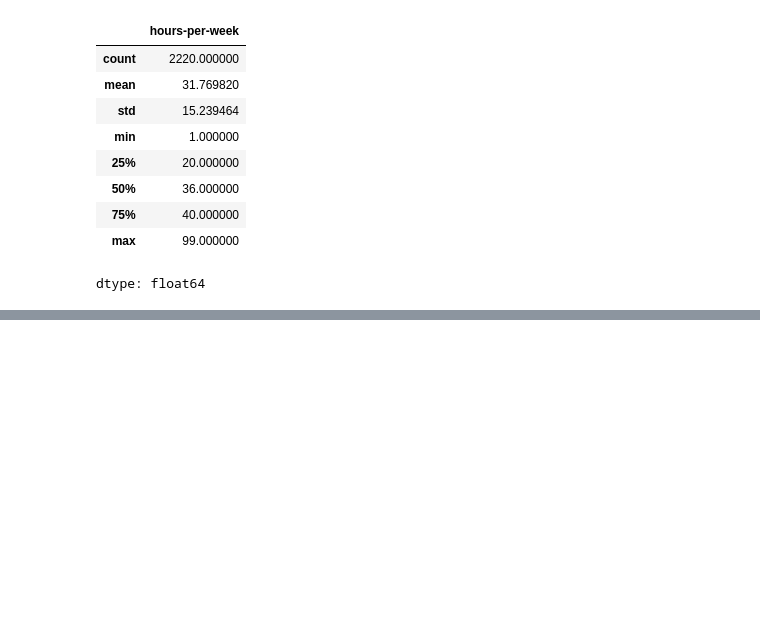
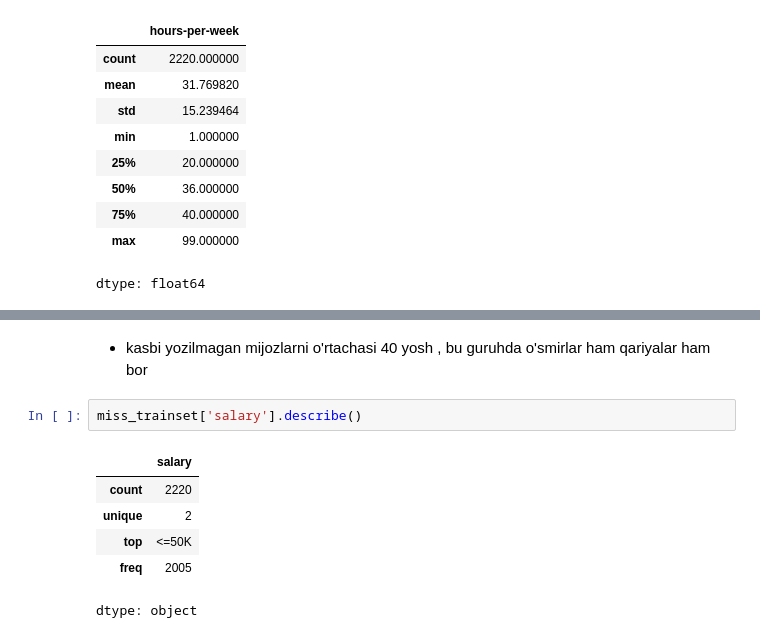
Before and after one commit to izzat-ai/learning-ai, a Jupyter notebook: projects/credit_scoring_project/credit_scoring.ipynb, the cells around one changed output, grey strips where cells are left out. Cells and saved outputs as stored; diff of their text form; blank space fills up the shorter version.

```diff
--- a/projects/credit_scoring_project/credit_scoring.ipynb
+++ b/projects/credit_scoring_project/credit_scoring.ipynb
@@ -208,0 +224,11 @@ dtype: float64
+# %% [markdown]
+- kasbi yozilmagan mijozlarni o'rtachasi 40 yosh , bu guruhda o'smirlar ham qariyalar ham bor
+# %%
+miss_trainset['salary'].describe()
+# %% [output]
+|  | salary |
+| count | 2220 |
+| unique | 2 |
+| top | <=50K |
+| freq | 2005 |
+dtype: object
```
Also changed, not shown: parts of 4 cells of this notebook.
